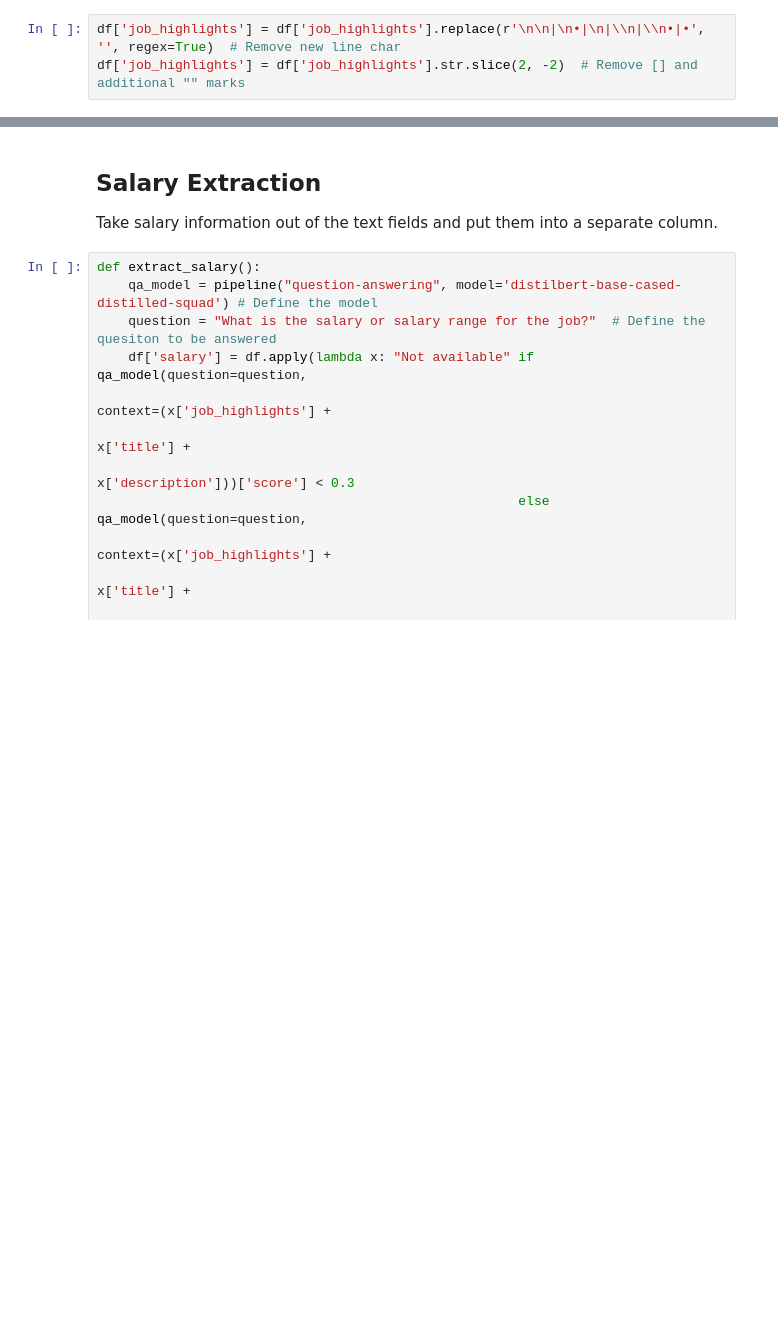
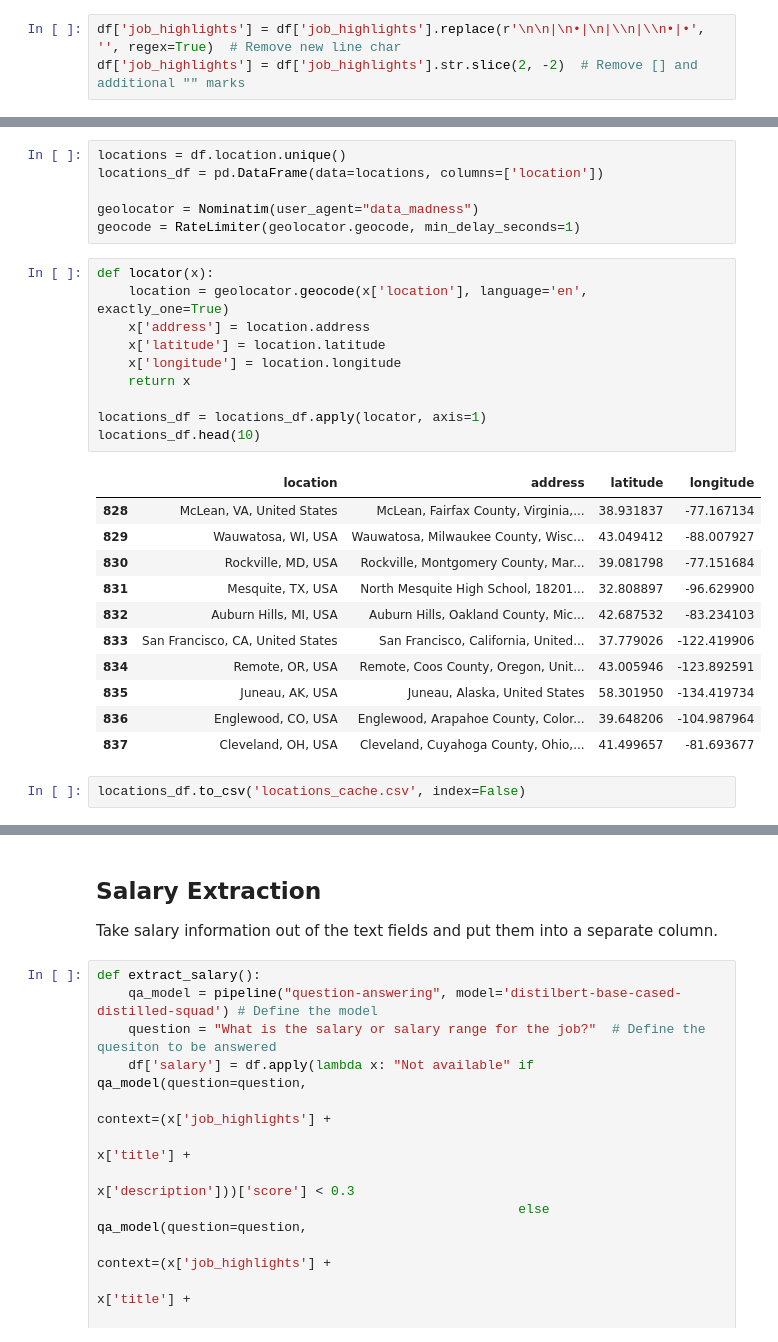
Before and after one commit to trav-d13/Data-Science-Job-Market-Analysis, a Jupyter notebook: Analysis.ipynb, the cells around one changed output, grey strips where cells are left out. Cells and saved outputs as stored; diff of their text form; blank space fills up the shorter version.

Commit message:
Locations cache constructed

```diff
--- a/Analysis.ipynb
+++ b/Analysis.ipynb
@@ -37,0 +47,30 @@ df['job_highlights'] = df['job_highlights'].str.slice(2, -2)  # Remove [] and ad
+# %%
+locations = df.location.unique()
+locations_df = pd.DataFrame(data=locations, columns=['location'])
+
+geolocator = Nominatim(user_agent="data_madness")
+geocode = RateLimiter(geolocator.geocode, min_delay_seconds=1)
+# %%
+def locator(x):
+    location = geolocator.geocode(x['location'], language='en', exactly_one=True)
+    x['address'] = location.address
+    x['latitude'] = location.latitude
+    x['longitude'] = location.longitude
+    return x
+
+locations_df = locations_df.apply(locator, axis=1)
+locations_df.head(10)
+# %% [output]
+|  | location | address | latitude | longitude |
+| 828 | McLean, VA, United States | McLean, Fairfax County, Virginia,... | 38.931837 | -77.167134 |
+| 829 | Wauwatosa, WI, USA | Wauwatosa, Milwaukee County, Wisc... | 43.049412 | -88.007927 |
+| 830 | Rockville, MD, USA | Rockville, Montgomery County, Mar... | 39.081798 | -77.151684 |
+| 831 | Mesquite, TX, USA | North Mesquite High School, 18201... | 32.808897 | -96.629900 |
+| 832 | Auburn Hills, MI, USA | Auburn Hills, Oakland County, Mic... | 42.687532 | -83.234103 |
+| 833 | San Francisco, CA, United States | San Francisco, California, United... | 37.779026 | -122.419906 |
+| 834 | Remote, OR, USA | Remote, Coos County, Oregon, Unit... | 43.005946 | -123.892591 |
+| 835 | Juneau, AK, USA | Juneau, Alaska, United States | 58.301950 | -134.419734 |
+| 836 | Englewood, CO, USA | Englewood, Arapahoe County, Color... | 39.648206 | -104.987964 |
+| 837 | Cleveland, OH, USA | Cleveland, Cuyahoga County, Ohio,... | 41.499657 | -81.693677 |
+# %%
+locations_df.to_csv('locations_cache.csv', index=False)
```
Also changed, not shown: parts of 10 cells of this notebook.
